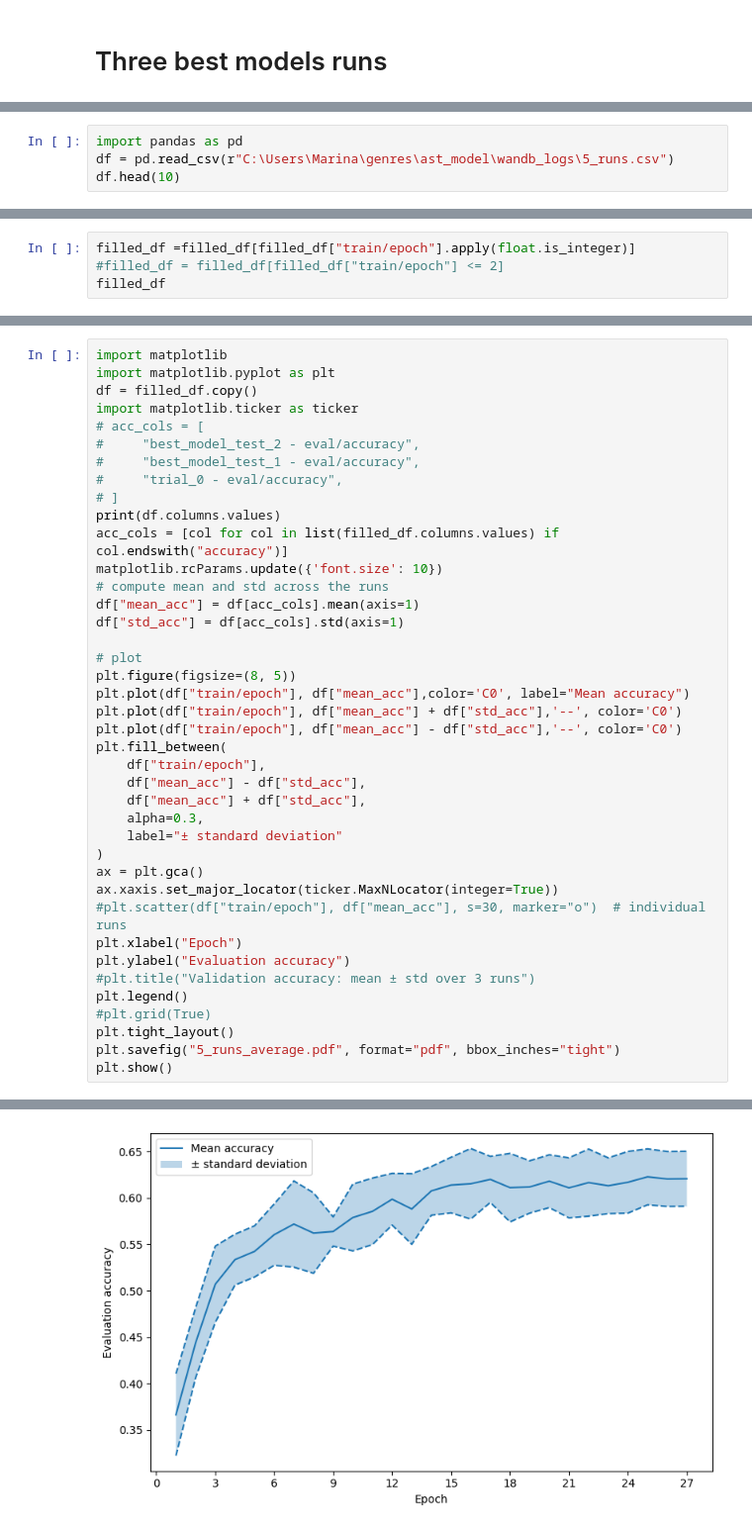
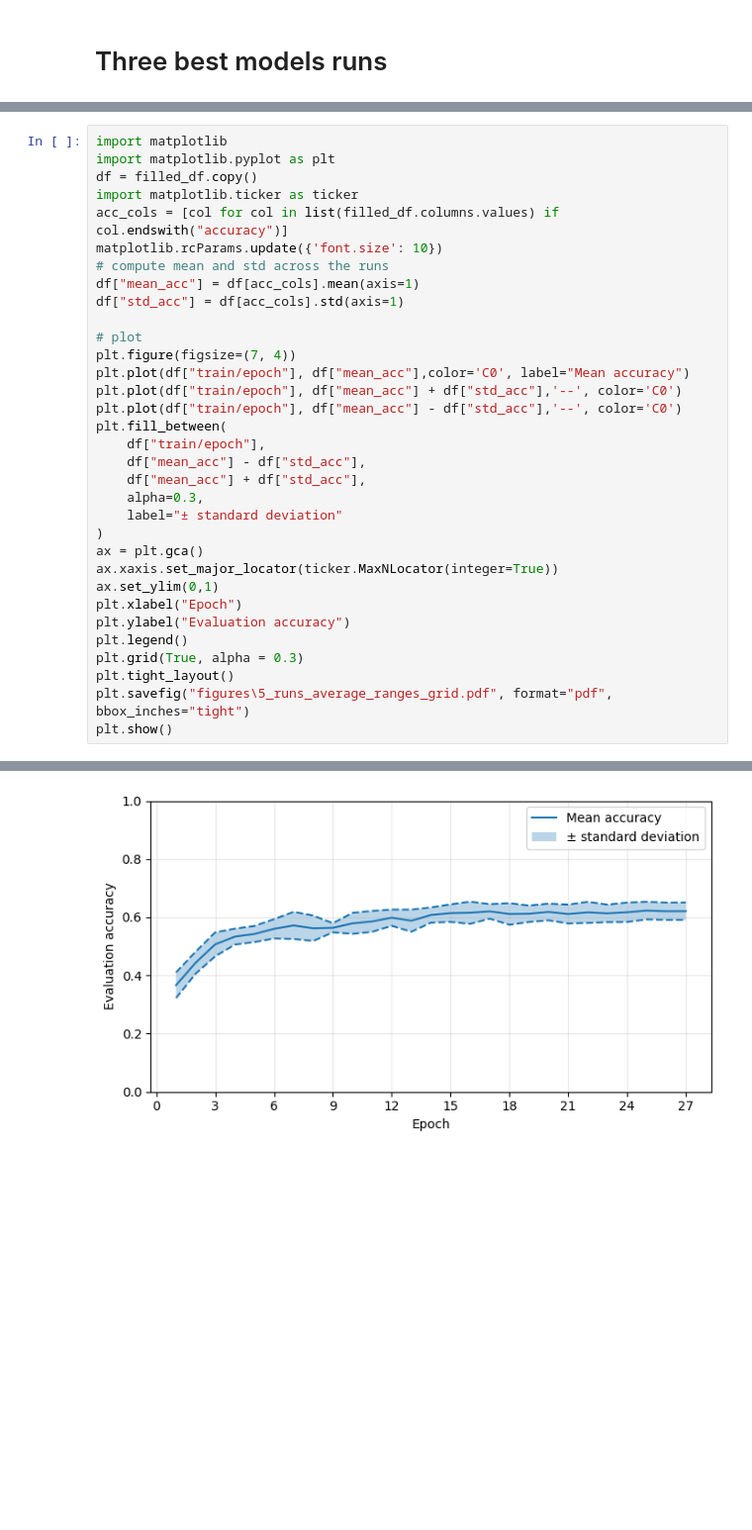
Before and after one commit to PulyaPolya/genres, a Jupyter notebook: ast_model/visualisations_hpo.ipynb, the cells around one changed output, grey strips where cells are left out. Shown at 99% size. Saved outputs shown, nothing was run; the diff lists cells and outputs as text; blank space fills up the shorter version.

```diff
--- a/ast_model/visualisations_hpo.ipynb
+++ b/ast_model/visualisations_hpo.ipynb
@@ -664,5 +274 @@ df.head(10)
 10 rows × 31 columns
-# %%
-import pandas as pd
-df = pd.read_csv(r"C:\Users\Marina\genres\ast_model\wandb_logs\5_runs.csv")
-df.head(10)
@@ -737,7 +317,3 @@ def fill_with_nearest_epoch(df, epoch_col="train/epoch", acc_cols=None):
     return df
 
 filled_df = fill_with_nearest_epoch(df)
-# %%
-filled_df =filled_df[filled_df["train/epoch"].apply(float.is_integer)]
-#filled_df = filled_df[filled_df["train/epoch"] <= 2]
-filled_df
@@ -787,12 +325,6 @@ import matplotlib
 import matplotlib.pyplot as plt
 df = filled_df.copy()
 import matplotlib.ticker as ticker
-# acc_cols = [
-#     "best_model_test_2 - eval/accuracy",
-#     "best_model_test_1 - eval/accuracy",
-#     "trial_0 - eval/accuracy",
-# ]
-print(df.columns.values)
 acc_cols = [col for col in list(filled_df.columns.values) if col.endswith("accuracy")]
 matplotlib.rcParams.update({'font.size': 10})
 # compute mean and std across the runs
@@ -800,7 +332,7 @@ df["mean_acc"] = df[acc_cols].mean(axis=1)
 df["std_acc"] = df[acc_cols].std(axis=1)
 
 # plot
-plt.figure(figsize=(8, 5))
+plt.figure(figsize=(7, 4))
 plt.plot(df["train/epoch"], df["mean_acc"],color='C0', label="Mean accuracy")
 plt.plot(df["train/epoch"], df["mean_acc"] + df["std_acc"],'--', color='C0')
 plt.plot(df["train/epoch"], df["mean_acc"] - df["std_acc"],'--', color='C0')
@@ -813,13 +345,12 @@ plt.fill_between(
 )
 ax = plt.gca()
 ax.xaxis.set_major_locator(ticker.MaxNLocator(integer=True))
-#plt.scatter(df["train/epoch"], df["mean_acc"], s=30, marker="o")  # individual runs
+ax.set_ylim(0,1)
 plt.xlabel("Epoch")
 plt.ylabel("Evaluation accuracy")
-#plt.title("Validation accuracy: mean ± std over 3 runs")
 plt.legend()
-#plt.grid(True)
+plt.grid(True, alpha = 0.3)
 plt.tight_layout()
-plt.savefig("5_runs_average.pdf", format="pdf", bbox_inches="tight")
+plt.savefig("figures\5_runs_average_ranges_grid.pdf", format="pdf", bbox_inches="tight")
 plt.show()
 # %% [output]
@@ -831 +357 @@ plt.show()
-[figure, old version]
+[figure, new version]
```
Also changed, not shown: parts of 43 cells of this notebook, 2 other files.
